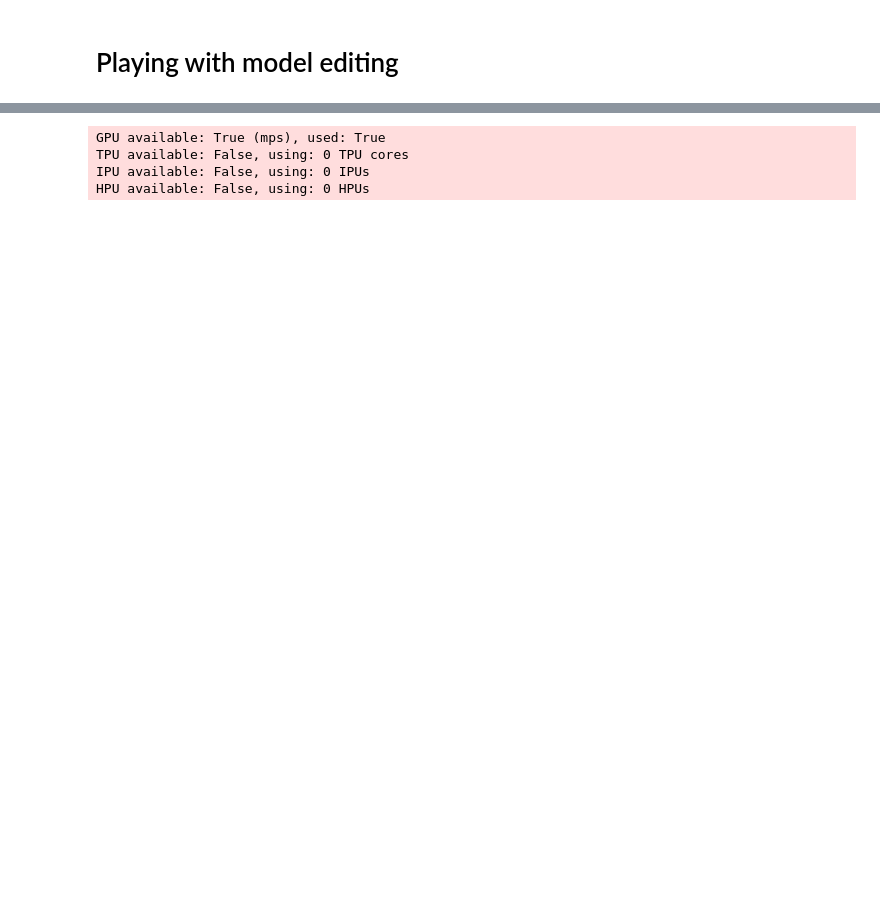
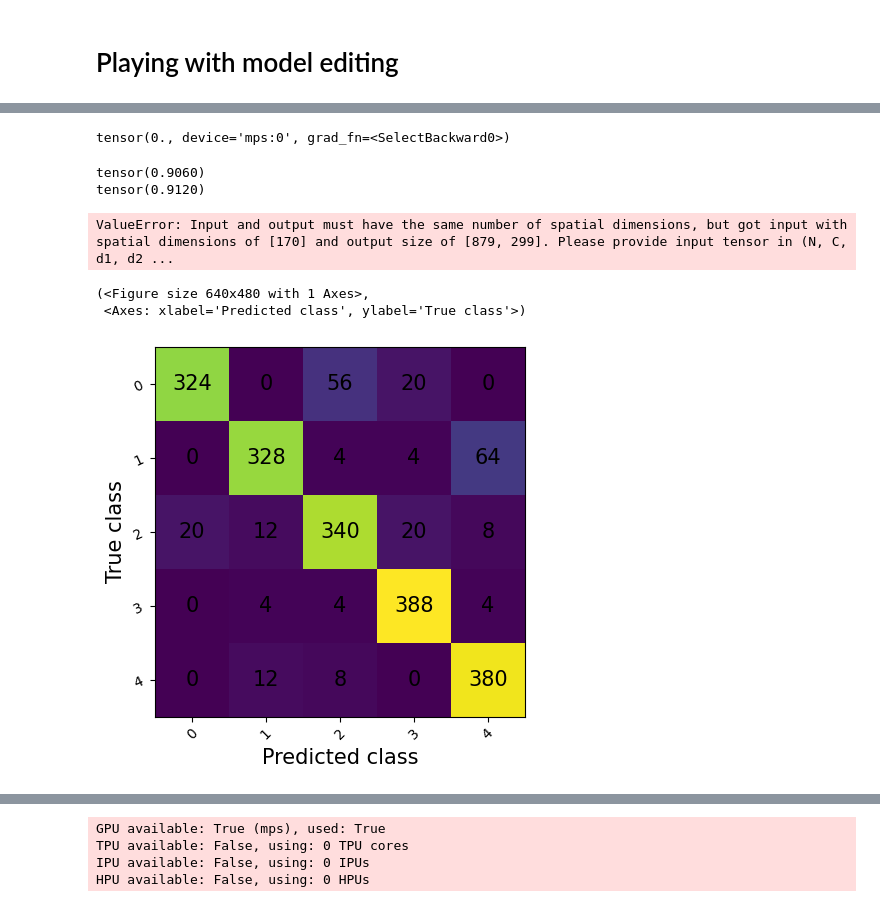
Before and after one commit to dgcnz/FACT, a Jupyter notebook: notebooks/playground_diego.ipynb, the cells around one changed output, grey strips where cells are left out. Drawn from its saved outputs; the diff is of its cells as text; code cells hidden in the pictures; blank space fills up the shorter version.

```diff
--- a/notebooks/playground_diego.ipynb
+++ b/notebooks/playground_diego.ipynb
@@ -187,0 +203,67 @@ ClassLabel(names=['airplane', 'bed', 'car', 'cow', 'keyboard'], id=None)
+# %%
+og_model.classifier.weight[spurious_class_ix, source_concept_ix]
+# %% [output]
+tensor(0., device='mps:0', grad_fn=<SelectBackward0>)
+# %%
+# with torch.no_grad():
+#     trained_pcbm_pruned.model.classifier.weight[1, 50] = 0.
+#     trained_pcbm_pruned_normalized.model.classifier.weight[1, 50] = 0.
+# with torch.no_grad():
+#      trained_pcbm.model.classifier.weight = og_model.classifier.weight
+#      trained_pcbm_pruned.model.classifier.weight = og_model.classifier.weight
+#      trained_pcbm_pruned.model.classifier.weight[4, 72] = 0.0
+#     trained_pcbm_pruned_normalized.model.classifier.weight = og_model.classifier.weight
+from torchvision import transforms
+with torch.no_grad():
+    trained_pcbm.to("cpu")
+    trained_pcbm_pruned.to("cpu")
+    og_model.to("cpu")
+    og_model_pruned.to("cpu")
+    # trained_pcbm_pruned_normalized.to("cpu")
+    base_cm = MulticlassConfusionMatrix(num_classes=5, normalize="none")
+    pruned_cm = MulticlassConfusionMatrix(num_classes=5, normalize="none")
+    base_acc = MulticlassAccuracy(num_classes=5)
+    pruned_acc = MulticlassAccuracy(num_classes=5)
+
+    base_og_cm = MulticlassConfusionMatrix(num_classes=5, normalize="none")
+    pruned_og_cm = MulticlassConfusionMatrix(num_classes=5, normalize="none")
+    base_og_acc = MulticlassAccuracy(num_classes=5)
+    pruned_og_acc = MulticlassAccuracy(num_classes=5)
+    # norm_cm = MulticlassConfusionMatrix(num_classes=5, normalize="none")
+
+    batch = metashift.dataset["train"]
+    inputs = batch["concept_weights"]
+    targets = batch["label"]
+
+    base_preds = trained_pcbm(batch)
+    base_cm(base_preds, targets)
+    print(base_acc(base_preds, targets))
+
+    pruned_preds = trained_pcbm_pruned(batch)
+    pruned_cm(pruned_preds, targets)
+    print(pruned_acc(pruned_preds, targets))
+
+    base_og_preds = og_model.classifier(inputs)
+    base_og_cm(base_og_preds, targets)
+    print(base_og_acc(base_og_preds, targets))
+
+    pruned_og_preds = og_model_pruned.classifier(inputs)
+    pruned_og_cm(pruned_og_preds, targets)
+    print(pruned_og_acc(pruned_og_preds, targets))
+
+fig, axes = plt.subplots(2, 2,)# figsize=(12, 8))
+base_cm.plot(ax=axes[0][0])
+axes[0][0].title.set_text("Base")
+pruned_cm.plot(ax=axes[0][1])
+axes[0][1].title.set_text("Pruned")
+
+base_og_cm.plot(ax=axes[1][0])
+axes[1][0].title.set_text("Base")
+pruned_og_cm.plot(ax=axes[1][1])
+axes[1][1].title.set_text("Pruned")
+
+plt.show()
+# %% [output]
+tensor(0.9060)
+tensor(0.9120)
+ValueError: Input and output must have the same number of spatial dimensions, but got input with spatial dimensions of [170] and output size of [879, 299]. Please provide input tensor in (N, C, d1, d2 ...
@@ -187,0 +272,11 @@ ClassLabel(names=['airplane', 'bed', 'car', 'cow', 'keyboard'], id=None)
+# %%
+base_cm = MulticlassConfusionMatrix(num_classes=5, normalize="none")
+base
+# %%
+base_cm.update(base_preds, targets)
+# %%
+base_cm.plot()
+# %% [output]
+(<Figure size 640x480 with 1 Axes>,
+ <Axes: xlabel='Predicted class', ylabel='True class'>)
+[figure, added]
```
Also changed, not shown: parts of 51 cells of this notebook, 6 other files.
